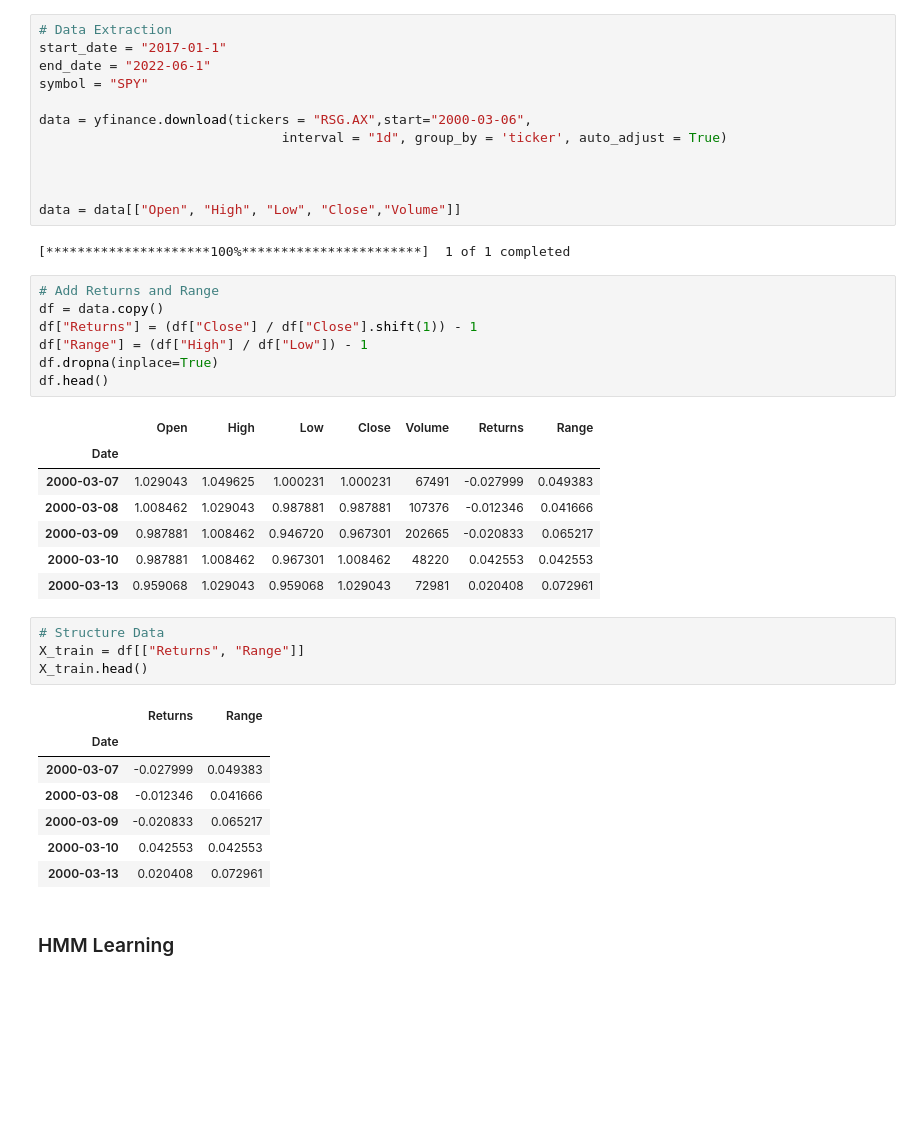
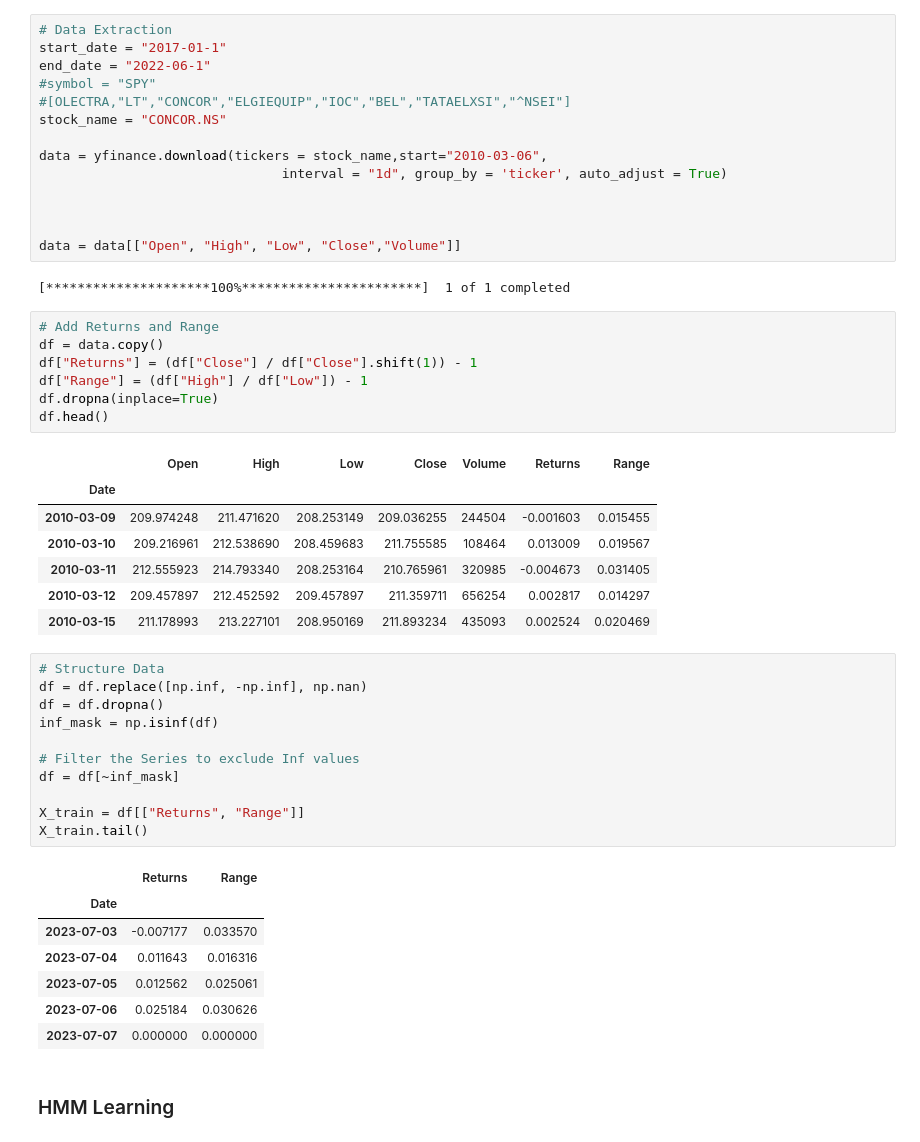
Before and after one commit to vvvipindsm/angle_one_algp, a Jupyter notebook: MLTrading/CODE/1_Unsupervised/1-Hidden-Markov-Models-for-Market_Regimes.ipynb, the cells around one changed output. Saved outputs shown, nothing was run; the diff lists cells and outputs as text; blank space fills up the shorter version.

```diff
--- a/MLTrading/CODE/1_Unsupervised/1-Hidden-Markov-Models-for-Market_Regimes.ipynb
+++ b/MLTrading/CODE/1_Unsupervised/1-Hidden-Markov-Models-for-Market_Regimes.ipynb
@@ -28,9 +28,11 @@ More information: https://github.com/ranaroussi/yfinance
 # Data Extraction
 start_date = "2017-01-1"
 end_date = "2022-06-1"
-symbol = "SPY"
+#symbol = "SPY"
+#[OLECTRA,"LT","CONCOR","ELGIEQUIP","IOC","BEL","TATAELXSI","^NSEI"]
+stock_name = "CONCOR.NS"
 
-data = yfinance.download(tickers = "RSG.AX",start="2000-03-06",
+data = yfinance.download(tickers = stock_name,start="2010-03-06",
                                interval = "1d", group_by = 'ticker', auto_adjust = True)
 
 
@@ -48,23 +50,30 @@ df.head()
 # %% [output]
 |  | Open | High | Low | Close | Volume | Returns | Range |
 | Date |  |  |  |  |  |  |  |
-| 2000-03-07 | 1.029043 | 1.049625 | 1.000231 | 1.000231 | 67491 | -0.027999 | 0.049383 |
-| 2000-03-08 | 1.008462 | 1.029043 | 0.987881 | 0.987881 | 107376 | -0.012346 | 0.041666 |
-| 2000-03-09 | 0.987881 | 1.008462 | 0.946720 | 0.967301 | 202665 | -0.020833 | 0.065217 |
-| 2000-03-10 | 0.987881 | 1.008462 | 0.967301 | 1.008462 | 48220 | 0.042553 | 0.042553 |
-| 2000-03-13 | 0.959068 | 1.029043 | 0.959068 | 1.029043 | 72981 | 0.020408 | 0.072961 |
+| 2010-03-09 | 209.974248 | 211.471620 | 208.253149 | 209.036255 | 244504 | -0.001603 | 0.015455 |
+| 2010-03-10 | 209.216961 | 212.538690 | 208.459683 | 211.755585 | 108464 | 0.013009 | 0.019567 |
+| 2010-03-11 | 212.555923 | 214.793340 | 208.253164 | 210.765961 | 320985 | -0.004673 | 0.031405 |
+| 2010-03-12 | 209.457897 | 212.452592 | 209.457897 | 211.359711 | 656254 | 0.002817 | 0.014297 |
+| 2010-03-15 | 211.178993 | 213.227101 | 208.950169 | 211.893234 | 435093 | 0.002524 | 0.020469 |
 # %%
 # Structure Data
+df = df.replace([np.inf, -np.inf], np.nan)
+df = df.dropna()
+inf_mask = np.isinf(df)
+
+# Filter the Series to exclude Inf values
+df = df[~inf_mask]
+
 X_train = df[["Returns", "Range"]]
-X_train.head()
+X_train.tail()
 # %% [output]
 |  | Returns | Range |
 | Date |  |  |
-| 2000-03-07 | -0.027999 | 0.049383 |
-| 2000-03-08 | -0.012346 | 0.041666 |
-| 2000-03-09 | -0.020833 | 0.065217 |
-| 2000-03-10 | 0.042553 | 0.042553 |
-| 2000-03-13 | 0.020408 | 0.072961 |
+| 2023-07-03 | -0.007177 | 0.033570 |
+| 2023-07-04 | 0.011643 | 0.016316 |
+| 2023-07-05 | 0.012562 | 0.025061 |
+| 2023-07-06 | 0.025184 | 0.030626 |
+| 2023-07-07 | 0.000000 | 0.000000 |
 # %% [markdown]
 ### HMM Learning
 # %%
```
Also changed, not shown: parts of 6 cells of this notebook, 24 other files.
